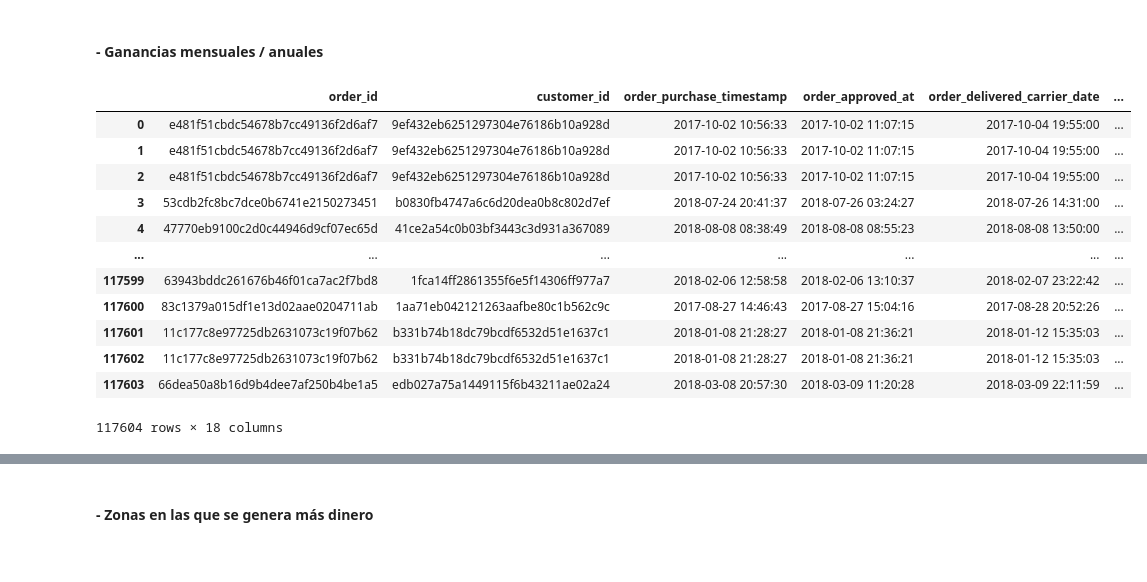
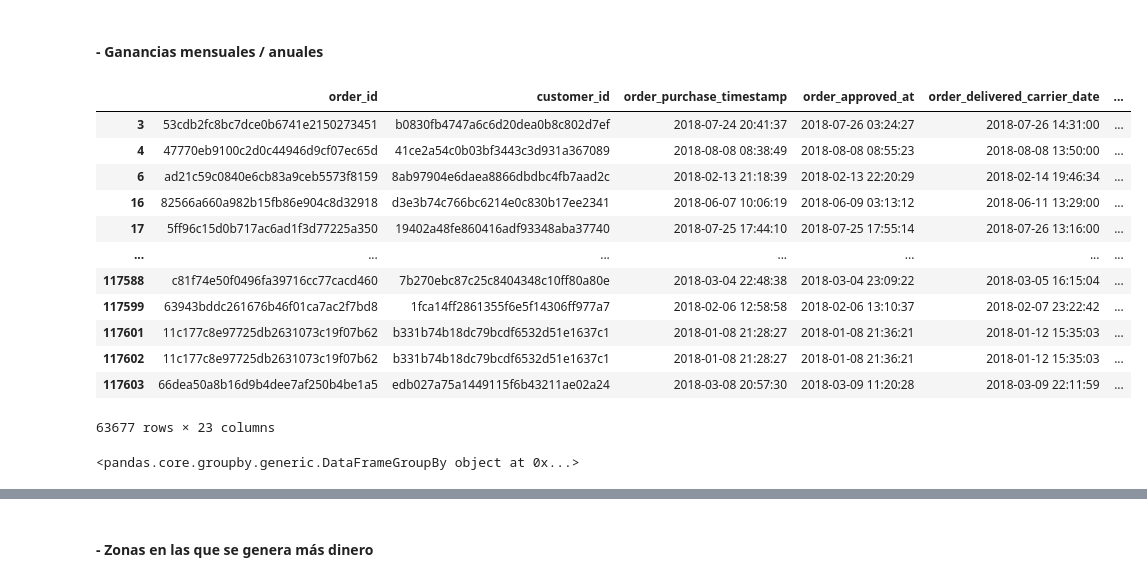
Before and after one commit to dllamas-stem/olist-interactive-dashboad, a Jupyter notebook: notebooks/use-data-notebook.ipynb, the cells around one changed output, grey strips where cells are left out. Saved outputs shown, nothing was run; the diff lists cells and outputs as text; code cells hidden in the pictures.

```diff
--- a/notebooks/use-data-notebook.ipynb
+++ b/notebooks/use-data-notebook.ipynb
@@ -422,17 +422,31 @@ df_products_total_generated
 #### - Ganancias mensuales / anuales
 # %%
 df_orders_full[['order_purchase_timestamp', 'product_id', 'payment_value']]
+# filtar por año
+df_orders_full['order_purchase_year'] = df_orders_full['order_purchase_timestamp'].dt.year
+df_orders_full['order_purchase_month'] = df_orders_full['order_purchase_timestamp'].dt.month
+df_orders_full['order_purchase_month_name'] = df_orders_full['order_purchase_timestamp'].dt.month_name()
+df_orders_full['order_purchase_day'] = df_orders_full['order_purchase_timestamp'].dt.day
+
+df_orders_by_year = df_orders_full[
+          (df_orders_full['order_purchase_year'] == 2018)
+]
+df_orders_by_year
 # %% [output]
 |  | order_id | customer_id | order_purchase_timestamp | order_approved_at | order_delivered_carrier_date | ... |
-| 0 | e481f51cbdc54678b7cc49136f2d6af7 | 9ef432eb6251297304e76186b10a928d | 2017-10-02 10:56:33 | 2017-10-02 11:07:15 | 2017-10-04 19:55:00 | ... |
-| 1 | e481f51cbdc54678b7cc49136f2d6af7 | 9ef432eb6251297304e76186b10a928d | 2017-10-02 10:56:33 | 2017-10-02 11:07:15 | 2017-10-04 19:55:00 | ... |
-| 2 | e481f51cbdc54678b7cc49136f2d6af7 | 9ef432eb6251297304e76186b10a928d | 2017-10-02 10:56:33 | 2017-10-02 11:07:15 | 2017-10-04 19:55:00 | ... |
 | 3 | 53cdb2fc8bc7dce0b6741e2150273451 | b0830fb4747a6c6d20dea0b8c802d7ef | 2018-07-24 20:41:37 | 2018-07-26 03:24:27 | 2018-07-26 14:31:00 | ... |
 | 4 | 47770eb9100c2d0c44946d9cf07ec65d | 41ce2a54c0b03bf3443c3d931a367089 | 2018-08-08 08:38:49 | 2018-08-08 08:55:23 | 2018-08-08 13:50:00 | ... |
+| 6 | ad21c59c0840e6cb83a9ceb5573f8159 | 8ab97904e6daea8866dbdbc4fb7aad2c | 2018-02-13 21:18:39 | 2018-02-13 22:20:29 | 2018-02-14 19:46:34 | ... |
+| 16 | 82566a660a982b15fb86e904c8d32918 | d3e3b74c766bc6214e0c830b17ee2341 | 2018-06-07 10:06:19 | 2018-06-09 03:13:12 | 2018-06-11 13:29:00 | ... |
+| 17 | 5ff96c15d0b717ac6ad1f3d77225a350 | 19402a48fe860416adf93348aba37740 | 2018-07-25 17:44:10 | 2018-07-25 17:55:14 | 2018-07-26 13:16:00 | ... |
 | ... | ... | ... | ... | ... | ... | ... |
+| 117588 | c81f74e50f0496fa39716cc77cacd460 | 7b270ebc87c25c8404348c10ff80a80e | 2018-03-04 22:48:38 | 2018-03-04 23:09:22 | 2018-03-05 16:15:04 | ... |
 | 117599 | 63943bddc261676b46f01ca7ac2f7bd8 | 1fca14ff2861355f6e5f14306ff977a7 | 2018-02-06 12:58:58 | 2018-02-06 13:10:37 | 2018-02-07 23:22:42 | ... |
-| 117600 | 83c1379a015df1e13d02aae0204711ab | 1aa71eb042121263aafbe80c1b562c9c | 2017-08-27 14:46:43 | 2017-08-27 15:04:16 | 2017-08-28 20:52:26 | ... |
 | 117601 | 11c177c8e97725db2631073c19f07b62 | b331b74b18dc79bcdf6532d51e1637c1 | 2018-01-08 21:28:27 | 2018-01-08 21:36:21 | 2018-01-12 15:35:03 | ... |
 | 117602 | 11c177c8e97725db2631073c19f07b62 | b331b74b18dc79bcdf6532d51e1637c1 | 2018-01-08 21:28:27 | 2018-01-08 21:36:21 | 2018-01-12 15:35:03 | ... |
 | 117603 | 66dea50a8b16d9b4dee7af250b4be1a5 | edb027a75a1449115f6b43211ae02a24 | 2018-03-08 20:57:30 | 2018-03-09 11:20:28 | 2018-03-09 22:11:59 | ... |
-117604 rows × 18 columns
+63677 rows × 23 columns
+# %%
+df_orders_by_year.groupby(by=['order_purchase_month_name'])[['order_purchase_month_name', 'payment_value']]
+# %% [output]
+<pandas.core.groupby.generic.DataFrameGroupBy object at 0x...>
```
Also changed, not shown: parts of 1 cell of this notebook, 3 other files.
